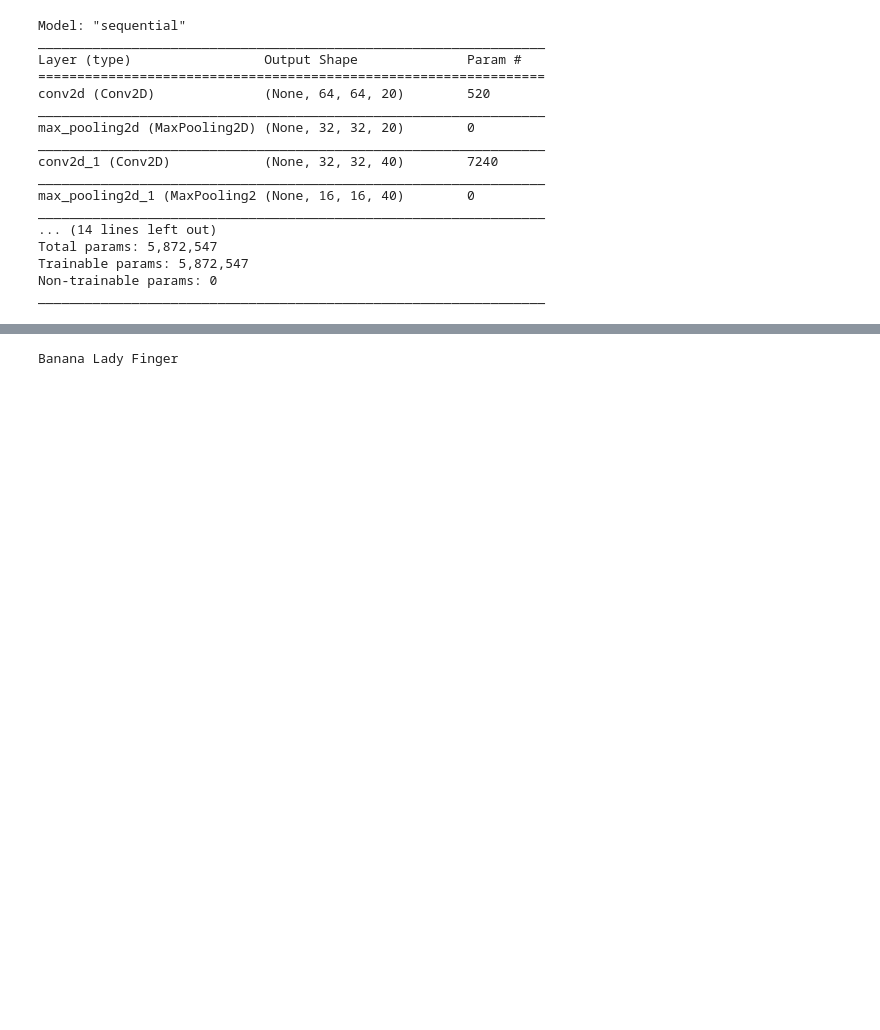
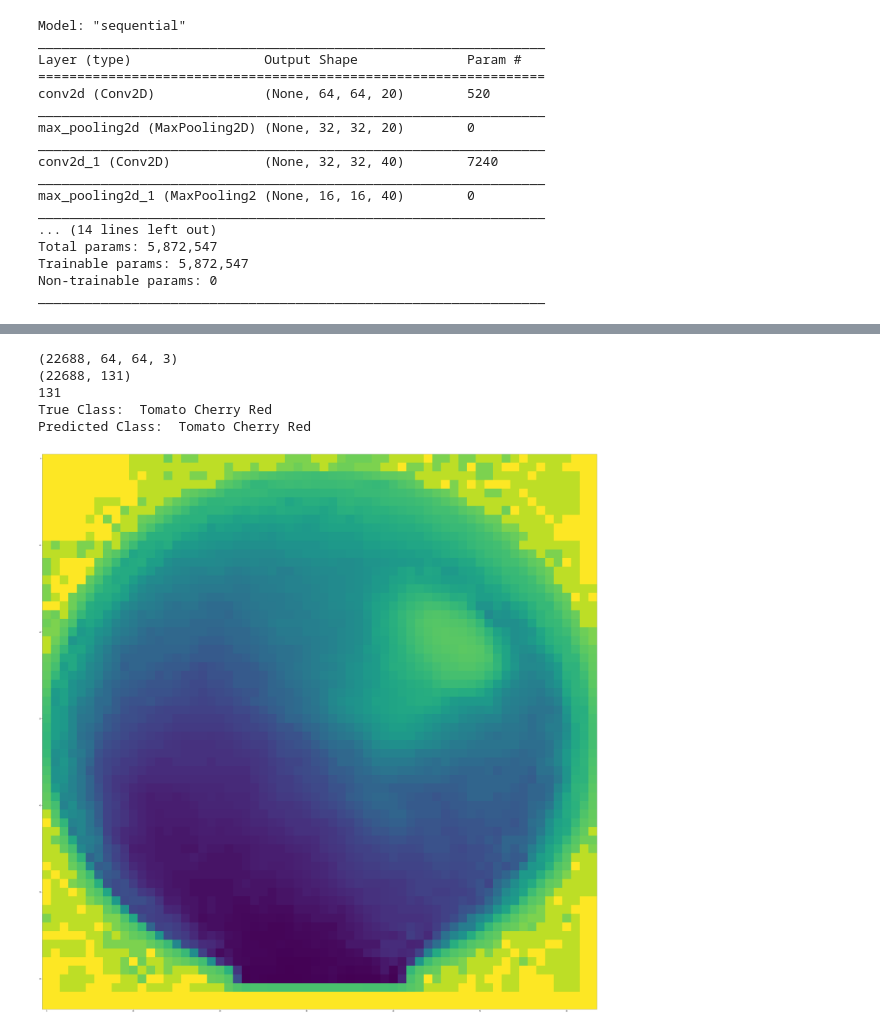
Before and after one commit to thinhnguyen632/AI_Project_CNN, a Jupyter notebook: Fruit_Classifier_CNN_ver1.ipynb, the cells around one changed output, grey strips where cells are left out. Cells and saved outputs as stored; diff of their text form; code cells hidden in the pictures; blank space fills up the shorter version.

```diff
--- a/Fruit_Classifier_CNN_ver1.ipynb
+++ b/Fruit_Classifier_CNN_ver1.ipynb
@@ -279,5 +274,26 @@ X_pred = X_pred.reshape(-1, 64, 64, 1)
-# %%
-y_pred_by_model = model.predict(X_pred[num-1:num])
-print(class_pred[np.argmax(y_pred_by_model)])
-# %% [output]
-Banana Lady Finger
+# %%
+X_pred, y_pred = load_test_data()
+class_pred = load_class()
+
+X_pred = np.array(list(map(convertImage, X_pred)))
+
+# num to predict
+num = 21572
+
+#Visualize One Data
+
+plt.figure(figsize=(64, 64))
+plt.imshow(X_pred[num])
+
+#Predict
+X_pred = X_pred.reshape(-1, 64, 64, 1)
+y_pred_by_model = model.predict(X_pred[num-1:num])
+print('True Class: ', class_pred[np.argmax(y_pred[num])])
+print('Predicted Class: ', class_pred[np.argmax(y_pred_by_model)])
+# %% [output]
+(22688, 64, 64, 3)
+(22688, 131)
+131
+True Class:  Tomato Cherry Red
+Predicted Class:  Tomato Cherry Red
+[figure, added]
```
Also changed, not shown: parts of 11 cells of this notebook.
